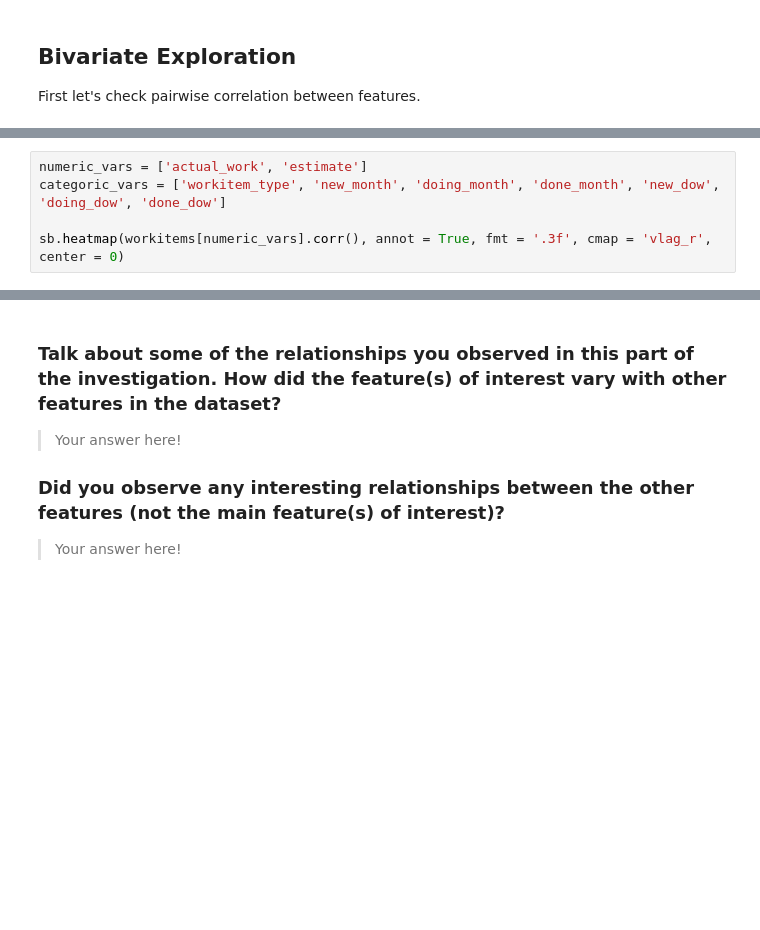
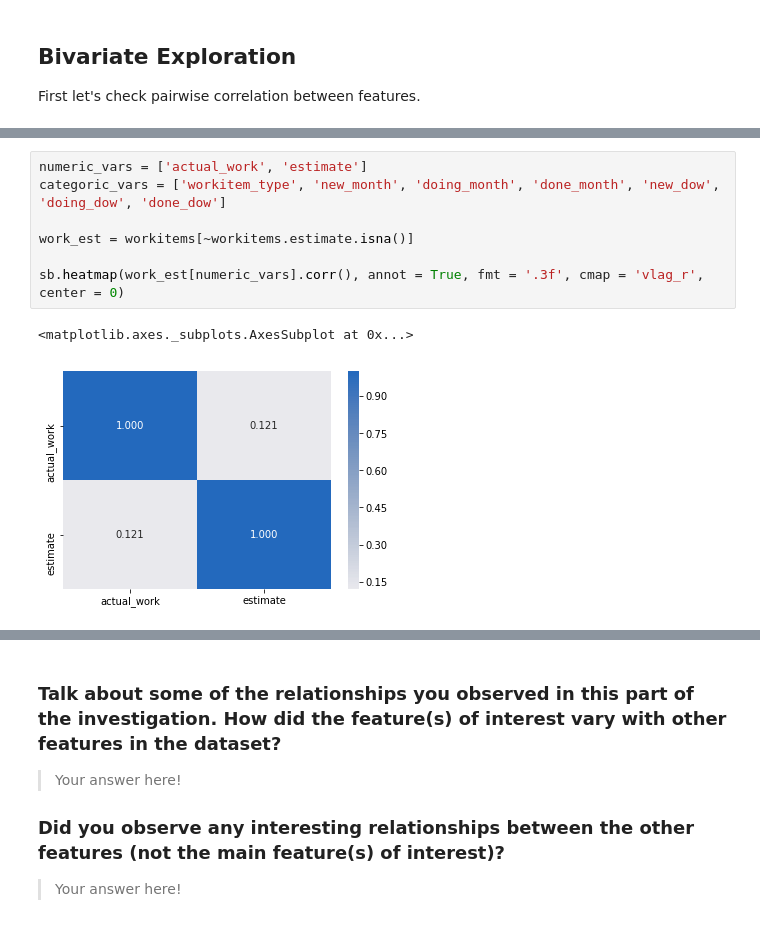
Before and after one commit to netxph/wi-analysis, a Jupyter notebook: tfs-explore.ipynb, the cells around one changed output, grey strips where cells are left out. Cells and saved outputs as stored; diff of their text form; blank space fills up the shorter version.

```diff
--- a/tfs-explore.ipynb
+++ b/tfs-explore.ipynb
@@ -281,6 +490,11 @@ workitems.info()
 # %%
 numeric_vars = ['actual_work', 'estimate']
 categoric_vars = ['workitem_type', 'new_month', 'doing_month', 'done_month', 'new_dow', 'doing_dow', 'done_dow']
 
-sb.heatmap(workitems[numeric_vars].corr(), annot = True, fmt = '.3f', cmap = 'vlag_r', center = 0)
+work_est = workitems[~workitems.estimate.isna()]
+
+sb.heatmap(work_est[numeric_vars].corr(), annot = True, fmt = '.3f', cmap = 'vlag_r', center = 0)
+# %% [output]
+<matplotlib.axes._subplots.AxesSubplot at 0x...>
+[figure, added]
 # %%
```
Also changed, not shown: parts of 40 cells of this notebook.
